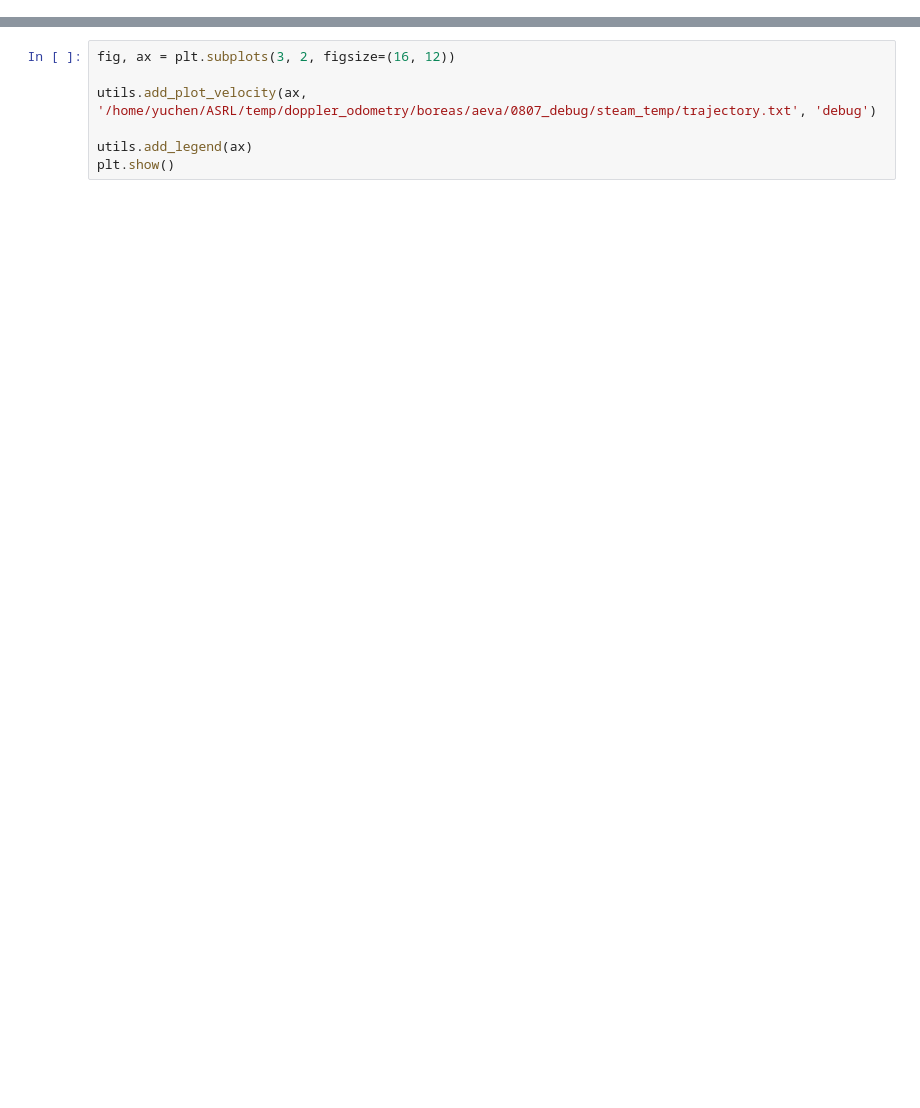
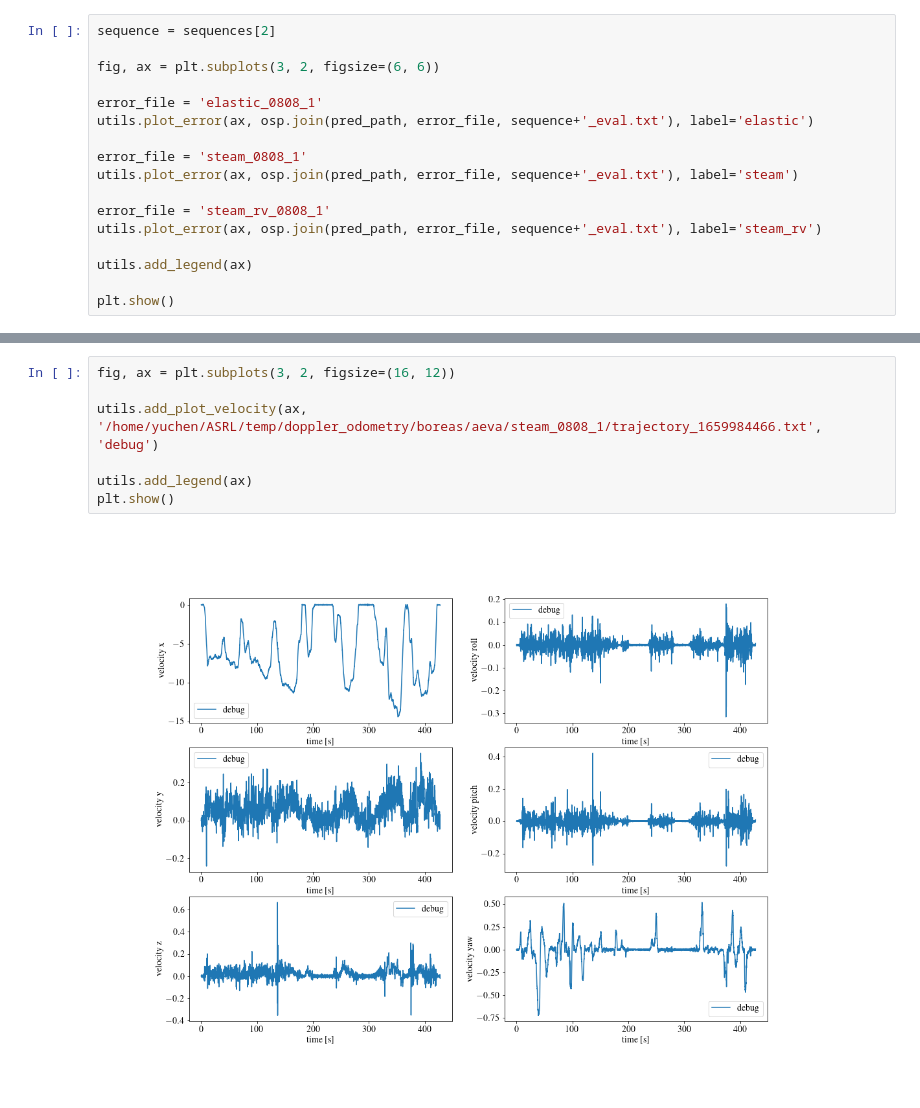
Before and after one commit to cheneyuwu/ct_icp, a Jupyter notebook: steam_icp/script/plot_aeva_poses.ipynb, the cells around one changed output, grey strips where cells are left out. Drawn from its saved outputs; the diff is of its cells as text; blank space fills up the shorter version.

```diff
--- a/steam_icp/script/plot_aeva_poses.ipynb
+++ b/steam_icp/script/plot_aeva_poses.ipynb
@@ -116 +246,18 @@ plt.show()
+# %%
+sequence = sequences[2]
+
+fig, ax = plt.subplots(3, 2, figsize=(6, 6))
+
+error_file = 'elastic_0808_1'
+utils.plot_error(ax, osp.join(pred_path, error_file, sequence+'_eval.txt'), label='elastic')
+
+error_file = 'steam_0808_1'
+utils.plot_error(ax, osp.join(pred_path, error_file, sequence+'_eval.txt'), label='steam')
+
+error_file = 'steam_rv_0808_1'
+utils.plot_error(ax, osp.join(pred_path, error_file, sequence+'_eval.txt'), label='steam_rv')
+
+utils.add_legend(ax)
+
+plt.show()
 # %%
@@ -143,10 +288,12 @@ plt.show()
 # %%
 fig, ax = plt.subplots(3, 2, figsize=(16, 12))
 
-utils.add_plot_velocity(ax, '/home/yuchen/ASRL/temp/doppler_odometry/boreas/aeva/0807_debug/steam_temp/trajectory.txt', 'debug')
+utils.add_plot_velocity(ax, '/home/yuchen/ASRL/temp/doppler_odometry/boreas/aeva/steam_0808_1/trajectory_1659984466.txt', 'debug')
 
 utils.add_legend(ax)
 plt.show()
+# %% [output]
+[figure, added]
 # %%
 fig, ax = plt.subplots(3, 2, figsize=(16, 12))
 
```
Also changed, not shown: parts of 7 cells of this notebook, 3 other files.
